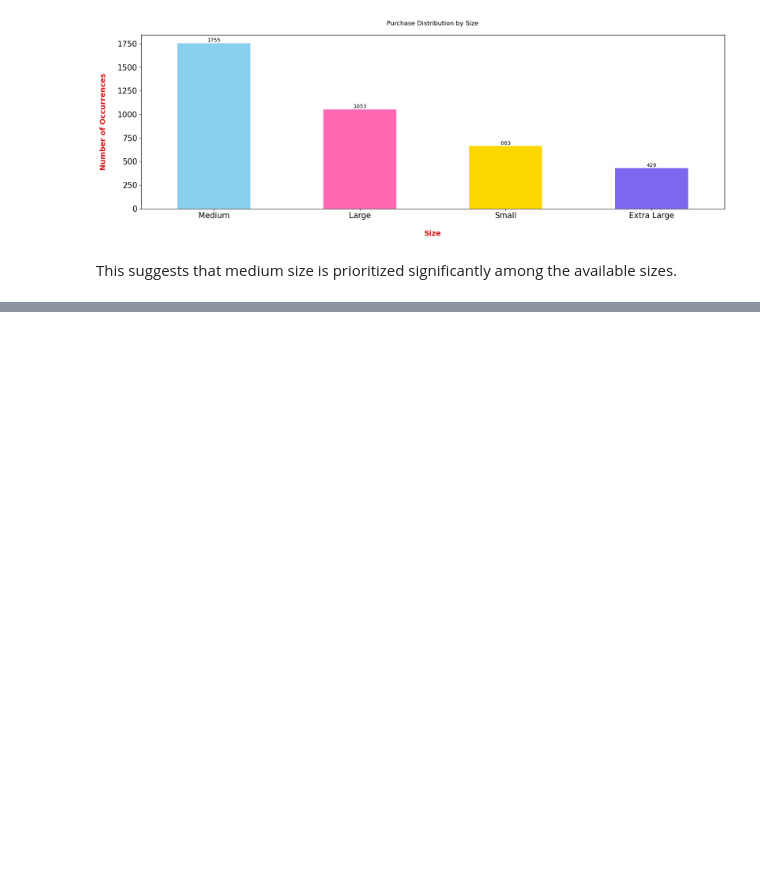
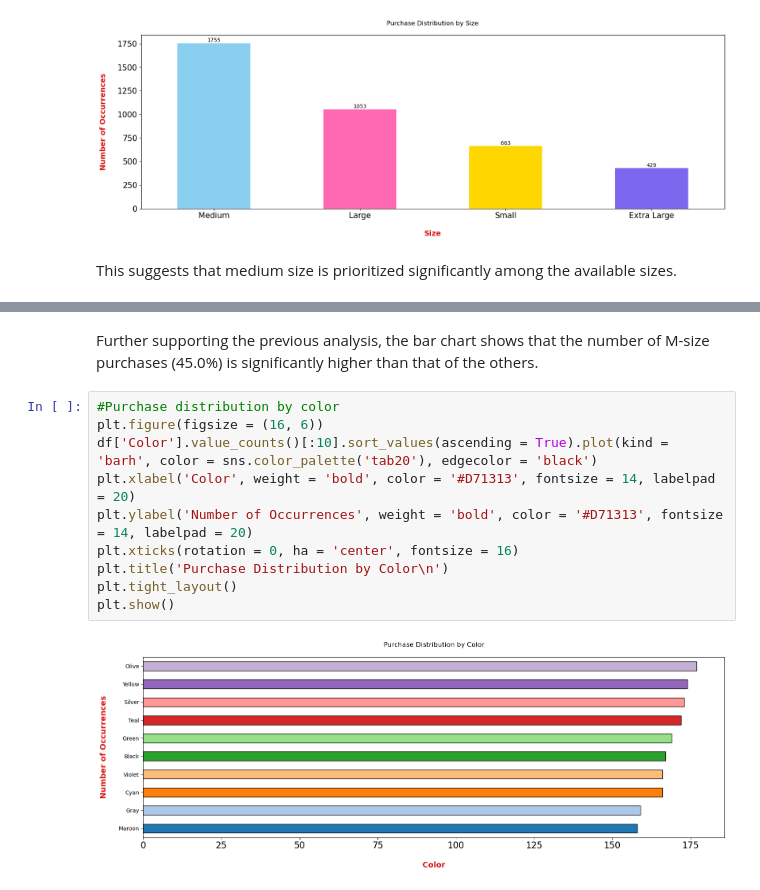
Before and after one commit to noahnoahnoahtran/project18-shopping-trend-analysis, a Jupyter notebook: shopping_trend_analysis.ipynb, the cells around one changed output, grey strips where cells are left out. Drawn from its saved outputs; the diff is of its cells as text; blank space fills up the shorter version.

```diff
--- a/shopping_trend_analysis.ipynb
+++ b/shopping_trend_analysis.ipynb
@@ -222,0 +234,14 @@ This suggests that medium size is prioritized significantly among the available
+# %% [markdown]
+Further supporting the previous analysis, the bar chart shows that the number of M-size purchases (45.0%) is significantly higher than that of the others.
+# %%
+#Purchase distribution by color
+plt.figure(figsize = (16, 6))
+df['Color'].value_counts()[:10].sort_values(ascending = True).plot(kind = 'barh', color = sns.color_palette('tab20'), edgecolor = 'black')
+plt.xlabel('Color', weight = 'bold', color = '#D71313', fontsize = 14, labelpad = 20)
+plt.ylabel('Number of Occurrences', weight = 'bold', color = '#D71313', fontsize = 14, labelpad = 20)
+plt.xticks(rotation = 0, ha = 'center', fontsize = 16)
+plt.title('Purchase Distribution by Color\n')
+plt.tight_layout()
+plt.show()
+# %% [output]
+[figure, added]
```
Also changed, not shown: parts of 3 cells of this notebook.
